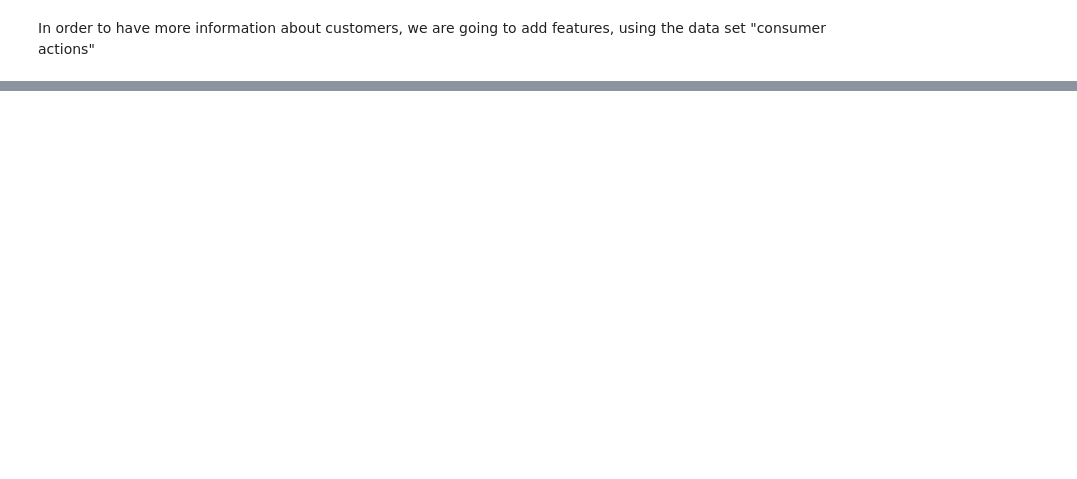
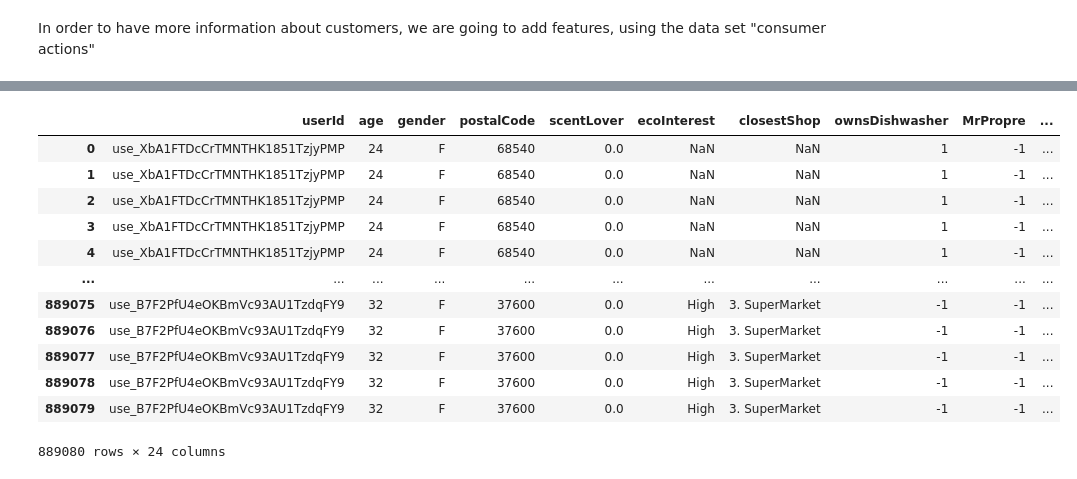
Before and after one commit to Garfield1002/ST4, a Jupyter notebook: test2.ipynb, the cells around one changed output, grey strips where cells are left out. Drawn from its saved outputs; the diff is of its cells as text; code cells hidden in the pictures; blank space fills up the shorter version.

```diff
--- a/test2.ipynb
+++ b/test2.ipynb
@@ -131 +269,17 @@ df_merged
 df = df_merged
+# %%
+df
+# %% [output]
+|  | userId | age | gender | postalCode | scentLover | ecoInterest | closestShop | ownsDishwasher | MrPropre | ... |
+| 0 | use_XbA1FTDcCrTMNTHK1851TzjyPMP | 24 | F | 68540 | 0.0 | NaN | NaN | 1 | -1 | ... |
+| 1 | use_XbA1FTDcCrTMNTHK1851TzjyPMP | 24 | F | 68540 | 0.0 | NaN | NaN | 1 | -1 | ... |
+| 2 | use_XbA1FTDcCrTMNTHK1851TzjyPMP | 24 | F | 68540 | 0.0 | NaN | NaN | 1 | -1 | ... |
+| 3 | use_XbA1FTDcCrTMNTHK1851TzjyPMP | 24 | F | 68540 | 0.0 | NaN | NaN | 1 | -1 | ... |
+| 4 | use_XbA1FTDcCrTMNTHK1851TzjyPMP | 24 | F | 68540 | 0.0 | NaN | NaN | 1 | -1 | ... |
+| ... | ... | ... | ... | ... | ... | ... | ... | ... | ... | ... |
+| 889075 | use_B7F2PfU4eOKBmVc93AU1TzdqFY9 | 32 | F | 37600 | 0.0 | High | 3. SuperMarket | -1 | -1 | ... |
+| 889076 | use_B7F2PfU4eOKBmVc93AU1TzdqFY9 | 32 | F | 37600 | 0.0 | High | 3. SuperMarket | -1 | -1 | ... |
+| 889077 | use_B7F2PfU4eOKBmVc93AU1TzdqFY9 | 32 | F | 37600 | 0.0 | High | 3. SuperMarket | -1 | -1 | ... |
+| 889078 | use_B7F2PfU4eOKBmVc93AU1TzdqFY9 | 32 | F | 37600 | 0.0 | High | 3. SuperMarket | -1 | -1 | ... |
+| 889079 | use_B7F2PfU4eOKBmVc93AU1TzdqFY9 | 32 | F | 37600 | 0.0 | High | 3. SuperMarket | -1 | -1 | ... |
+889080 rows × 24 columns
```
Also changed, not shown: parts of 13 cells of this notebook, 1 other file.
